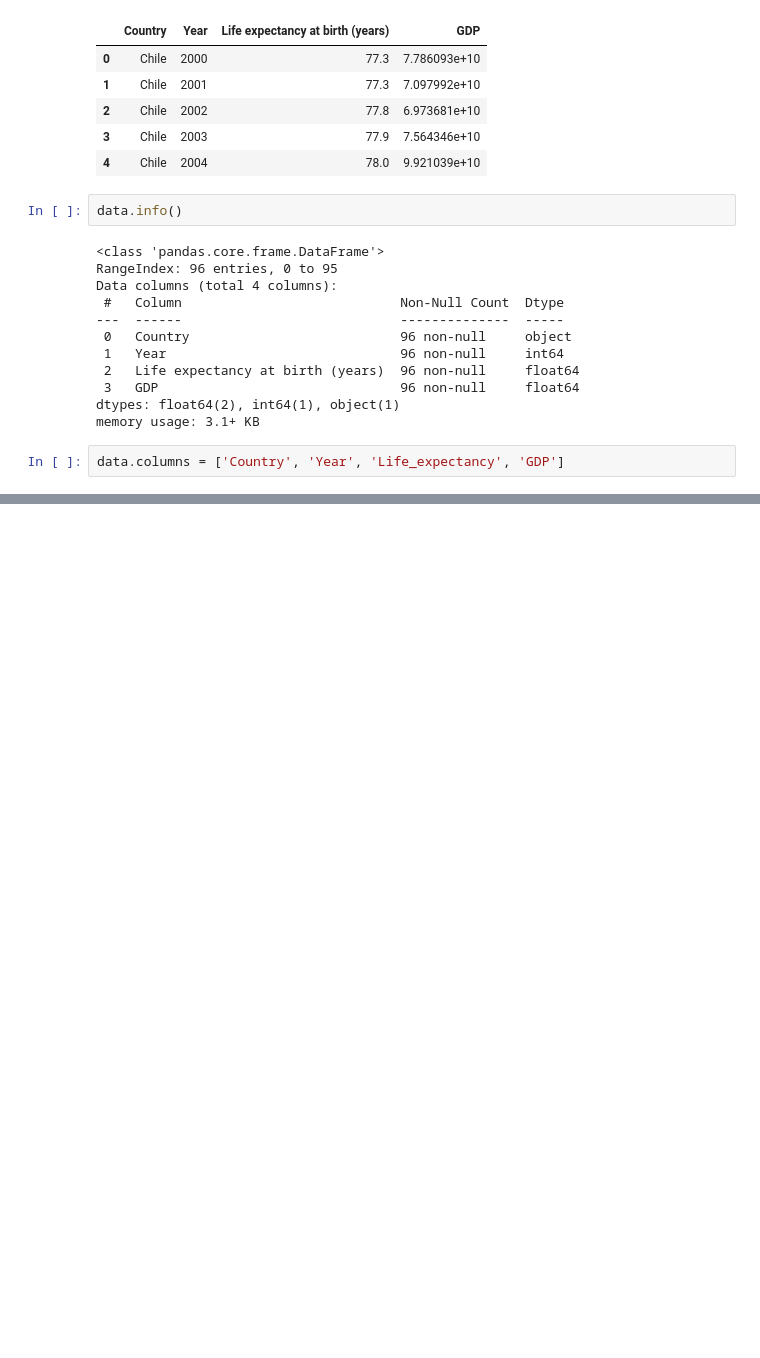
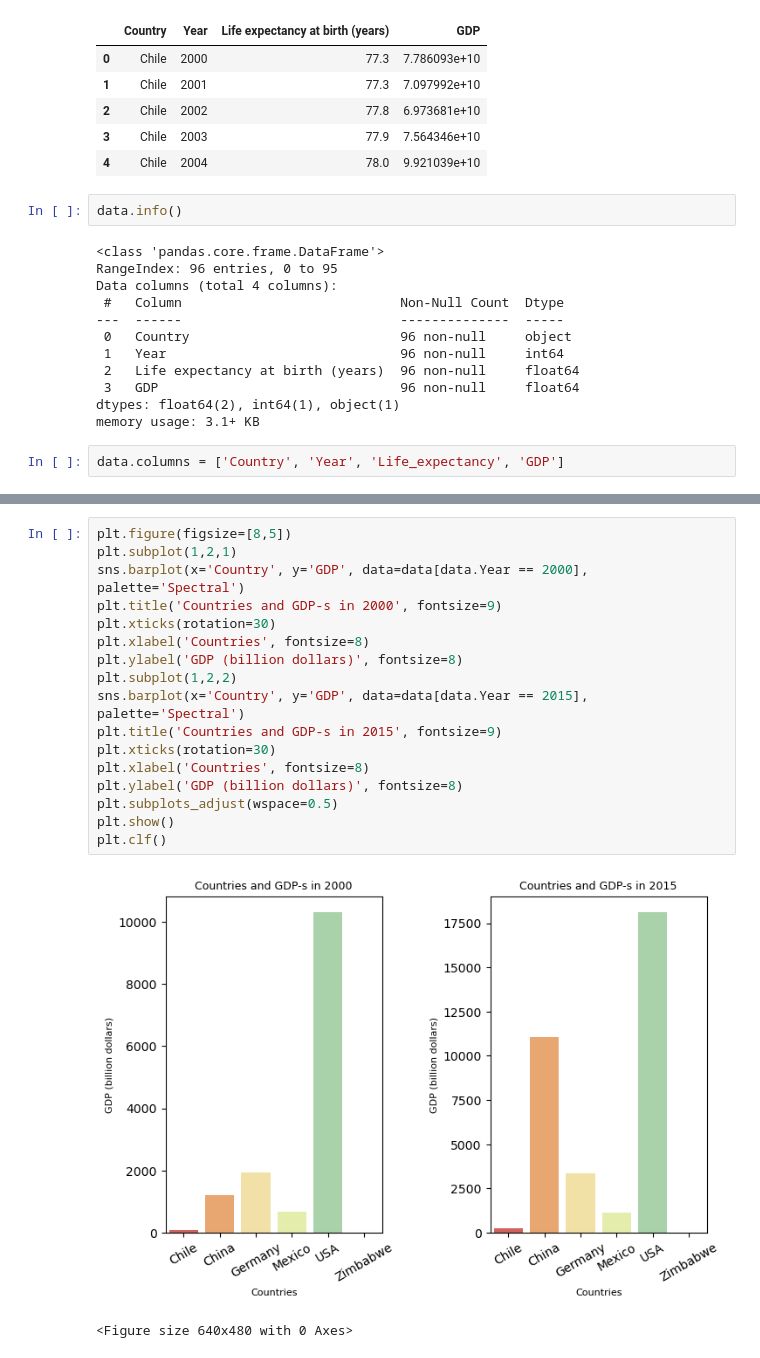
Before and after one commit to LiZoMark841619/GDP_Life_expectancy, a Jupyter notebook: Project/Life-Expectancy-and-GDP-Starter/life_expectancy_gdp.ipynb, the cells around one changed output, grey strips where cells are left out. Saved outputs shown, nothing was run; the diff lists cells and outputs as text; blank space fills up the shorter version.

```diff
--- a/Project/Life-Expectancy-and-GDP-Starter/life_expectancy_gdp.ipynb
+++ b/Project/Life-Expectancy-and-GDP-Starter/life_expectancy_gdp.ipynb
@@ -73,0 +67,20 @@ Name: Country, Length: 96, dtype: object
+# %%
+plt.figure(figsize=[8,5])
+plt.subplot(1,2,1)
+sns.barplot(x='Country', y='GDP', data=data[data.Year == 2000], palette='Spectral')
+plt.title('Countries and GDP-s in 2000', fontsize=9)
+plt.xticks(rotation=30)
+plt.xlabel('Countries', fontsize=8)
+plt.ylabel('GDP (billion dollars)', fontsize=8)
+plt.subplot(1,2,2)
+sns.barplot(x='Country', y='GDP', data=data[data.Year == 2015], palette='Spectral')
+plt.title('Countries and GDP-s in 2015', fontsize=9)
+plt.xticks(rotation=30)
+plt.xlabel('Countries', fontsize=8)
+plt.ylabel('GDP (billion dollars)', fontsize=8)
+plt.subplots_adjust(wspace=0.5)
+plt.show()
+plt.clf()
+# %% [output]
+[figure, added]
+<Figure size 640x480 with 0 Axes>
```
Also changed, not shown: parts of 26 cells of this notebook.
